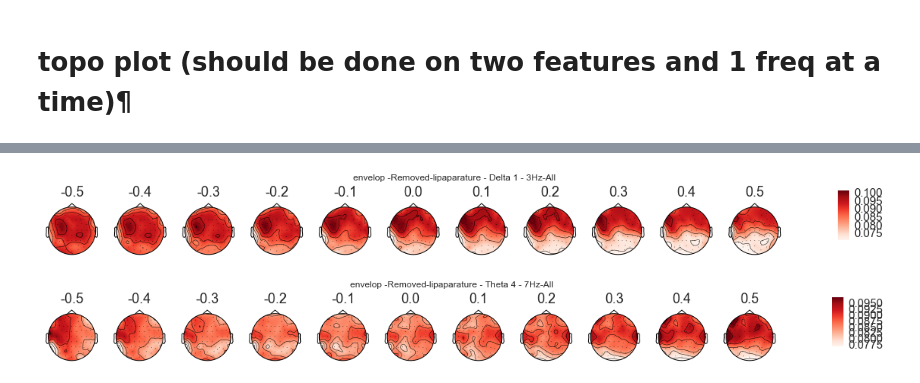
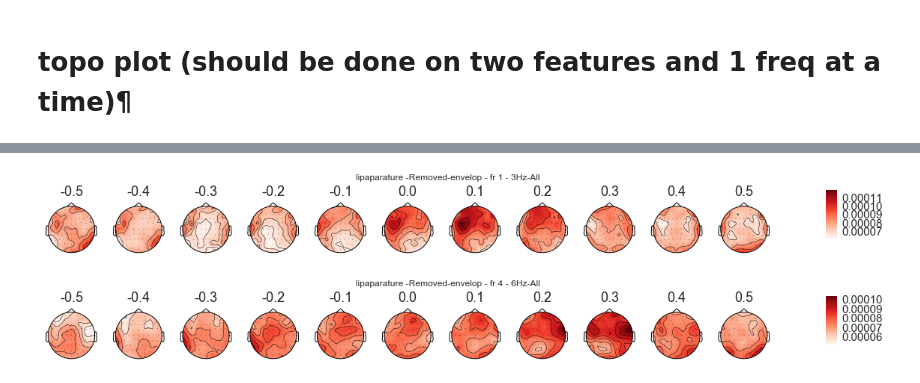
Before and after one commit to sankar-mukherjee/entrainment_python, a Jupyter notebook: partialCoherence_investigate.ipynb, the cells around one changed output, grey strips where cells are left out. Cells and saved outputs as stored; diff of their text form; code cells hidden in the pictures.

Commit message:
partial coherence update

```diff
--- a/partialCoherence_investigate.ipynb
+++ b/partialCoherence_investigate.ipynb
@@ -37,13 +31,17 @@ Reading 0 ... 1092416  =      0.000 ...  1092.416 secs...
 
 # let's explore some frequency bands
 iter_freqs = [
-    ('Delta', 1, 3),
-    ('Theta', 4, 7),
-    ('Alpha', 8, 12),
-    ('Beta', 13, 25),
-    ('Gamma', 30, 40)
+    ('fr', 1, 3),
+    #('fr', 2, 4),
+    #('fr', 3, 5),
+    ('fr', 4, 6)
+    #('fr', 5, 7),
+    #('fr', 6, 8),
+    #('fr', 7, 9),
+    #('fr', 8, 10),
+    #('fr', 9, 11),
+    #('fr', 10, 12)
 ]
-
 
 raw_fname = data_path + '/data/partialCoh/PartialCoherence_'+ str(remove_first)+'.mat'
 mat = scipy.io.loadmat(raw_fname)
@@ -52,7 +50,7 @@ Feature= mat['data']['Feature'][0]
 RemovedFeature= mat['data']['RemovedFeature'][0]
 Condition= mat['data']['Condition'][0]
 Delay= mat['data']['Delay'][0]
-noTrials= mat['data']['noTrials'][0]
+Frequency= mat['data']['Frequency'][0]
 Subject= mat['data']['Subject'][0]
 partialCoh= mat['data']['Data'][0]
 
@@ -60,19 +58,15 @@ Feature=np.concatenate( Feature[0][0,:], axis=0 )
 RemovedFeature=np.concatenate( RemovedFeature[0][0,:], axis=0 )
 Condition=np.concatenate( Condition[0][0,:], axis=0 )
 Delay=np.concatenate( Delay[0][0,:], axis=0 )
-noTrials=np.concatenate( noTrials[0][0,:], axis=0 )
+Frequency=np.concatenate( Frequency[0][0,:], axis=0 )
 Subject=np.concatenate( Subject[0][0,:], axis=0 )
 
 
 frames = []
 for i in range(0,len(Subject)):
-    coh = partialCoh[0][0,:][i]
-    for band, fmin, fmax in iter_freqs:
-        a = band+ ' '+str(fmin)+' - '+str(fmax)+'Hz'
-        x = coh[:,fmin:fmax].mean(axis=1)
-        df = pd.DataFrame({'Feature':Feature[i],'RemovedFeature':RemovedFeature[i],'Condition':Condition[i],'Delay':Delay[i],
-                     'noTrials':noTrials[:,0][i],'Subject':Subject[i],'Freq':a,'Data':[x]})
-        frames.append(df)
+    df = pd.DataFrame({'Feature':Feature[i],'RemovedFeature':RemovedFeature[i],'Condition':Condition[i],'Delay':Delay[i],
+                 'Freq':Frequency[i],'Subject':Subject[i],'Data':[partialCoh[0][0][i][0]]})
+    frames.append(df)
 
 data=pd.concat((frames),axis=0)
 data['Delay'] = data['Delay'].astype('float64')
@@ -124,6 +111,7 @@ freq_band = ['Delta 1 - 3Hz','Theta 4 - 7Hz','Alpha 8 - 12Hz','Beta 13 - 25Hz','
 freq_band = ['Delta 1 - 3Hz','Theta 4 - 7Hz']
 #freq_band = ['fr 1 - 3Hz', 'fr 2 - 4Hz', 'fr 3 - 5Hz', 'fr 4 - 6Hz','fr 5 - 7Hz', 'fr 6 - 8Hz', 'fr 7 - 9Hz', 'fr 8 - 10Hz',
 # 'fr 9 - 11Hz', 'fr 10 - 12Hz']
+freq_band = ['fr 1 - 3Hz', 'fr 4 - 6Hz']
 
 features = ['envelop','jawaopening','lipaparature','lipProtrusion','TTCD','TMCD','TBCD']
 features = ['envelop','lipaparature']
@@ -175,11 +163,11 @@ def draw_heatmap(*args, **kwargs):
     mne.viz.plot_topomap(x, info.info, show=False,vmin=vmin,vmax=vmax)
 # %%
 freq_band = ['Delta 1 - 3Hz','Theta 4 - 7Hz','Alpha 8 - 12Hz','Beta 13 - 25Hz','Gamma 30 - 40Hz']
-freq_band = ['Theta 4 - 7Hz']
 #freq_band = ['fr 1 - 3Hz', 'fr 2 - 4Hz', 'fr 3 - 5Hz', 'fr 4 - 6Hz','fr 5 - 7Hz', 'fr 6 - 8Hz', 'fr 7 - 9Hz', 'fr 8 - 10Hz',
 # 'fr 9 - 11Hz', 'fr 10 - 12Hz']
 
-#freq_band = ['fr 3 - 5Hz']
+freq_band = ['fr 4 - 6Hz']
+
 features = ['envelop','jawaopening','lipaparature','lipProtrusion','TTCD','TMCD','TBCD']
 features = ['envelop','lipaparature']
 
@@ -220,3 +208,7 @@ plt.colorbar(sm, ticks=np.linspace(vmin,vmax,5),cax=cbar_ax)
+# %%
+a = data.loc[features,Removedfeatures,freq_band,condition,delay,subject_name]['Data']
+a = pd.DataFrame(a.reset_index())
+a.head()
 # %%
 def get_coherence_value_delay(data,name,subject_name,delay,condition):
     D = []
@@ -294,29 +286,30 @@ def plot_coherence_preprocess_delay(x,name,condition,delay,info):
 # %%
 freq_band = ['Delta 1 - 3Hz','Theta 4 - 7Hz','Alpha 8 - 12Hz','Beta 13 - 25Hz','Gamma 30 - 40Hz']
 freq_band = ['Delta 1 - 3Hz','Theta 4 - 7Hz']
 #freq_band = ['fr 1 - 3Hz', 'fr 2 - 4Hz', 'fr 3 - 5Hz', 'fr 4 - 6Hz','fr 5 - 7Hz', 'fr 6 - 8Hz', 'fr 7 - 9Hz', 'fr 8 - 10Hz',
 # 'fr 9 - 11Hz', 'fr 10 - 12Hz']
 
-#freq_band = ['fr 3 - 5Hz']
+freq_band = ['fr 1 - 3Hz', 'fr 4 - 6Hz']
+
 features = ['envelop','jawaopening','lipaparature','lipProtrusion','TTCD','TMCD','TBCD']
 features = ['lipaparature']
 
 Removedfeatures = ['envelop']
 
 condition = ['Hyper','Normal','Hypo','All']
 condition = ['All']
 
 delay = np.arange(-5,6) / 10
 
 
 for f in freq_band:
     A = []
     for feat in features:
         name = (feat,Removedfeatures[0],f)
         for d in delay:
             a = get_coherence_value(data,name,subject_name,d,condition)
             A.append(a)
     a = plot_coherence_preprocess_delay(A,name,condition,delay,info)
 # %% [output]
-[figure, old version]
+[figure, new version]
-[figure, old version]
+[figure, new version]
```
Also changed, not shown: parts of 8 cells of this notebook.
